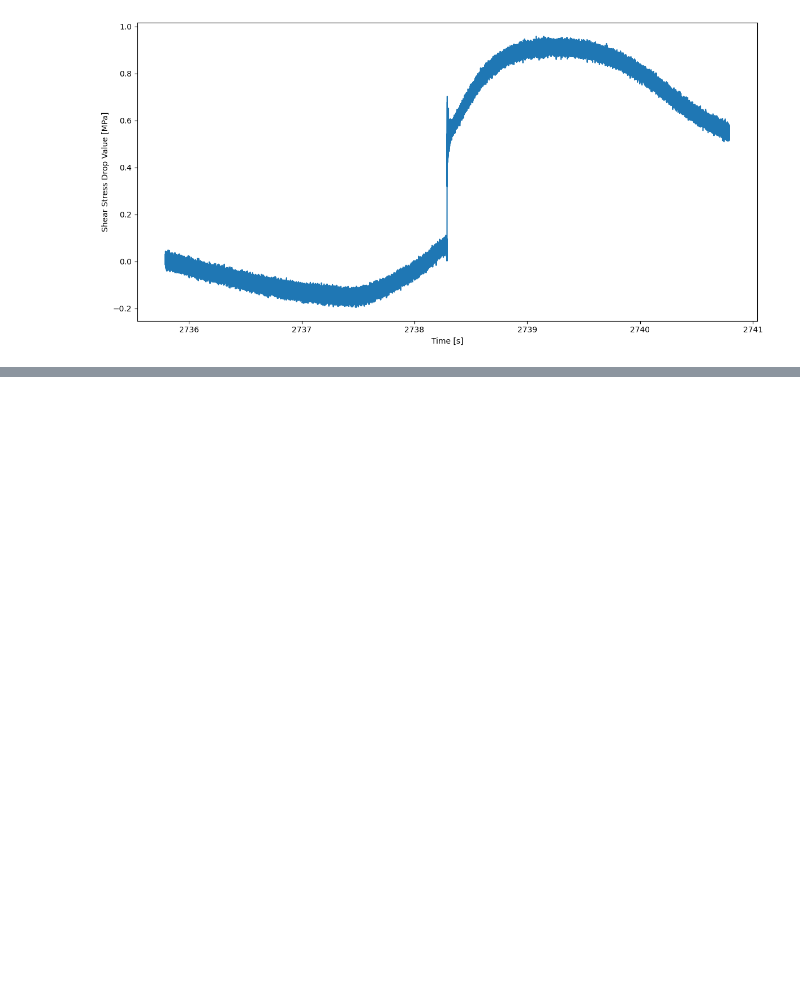
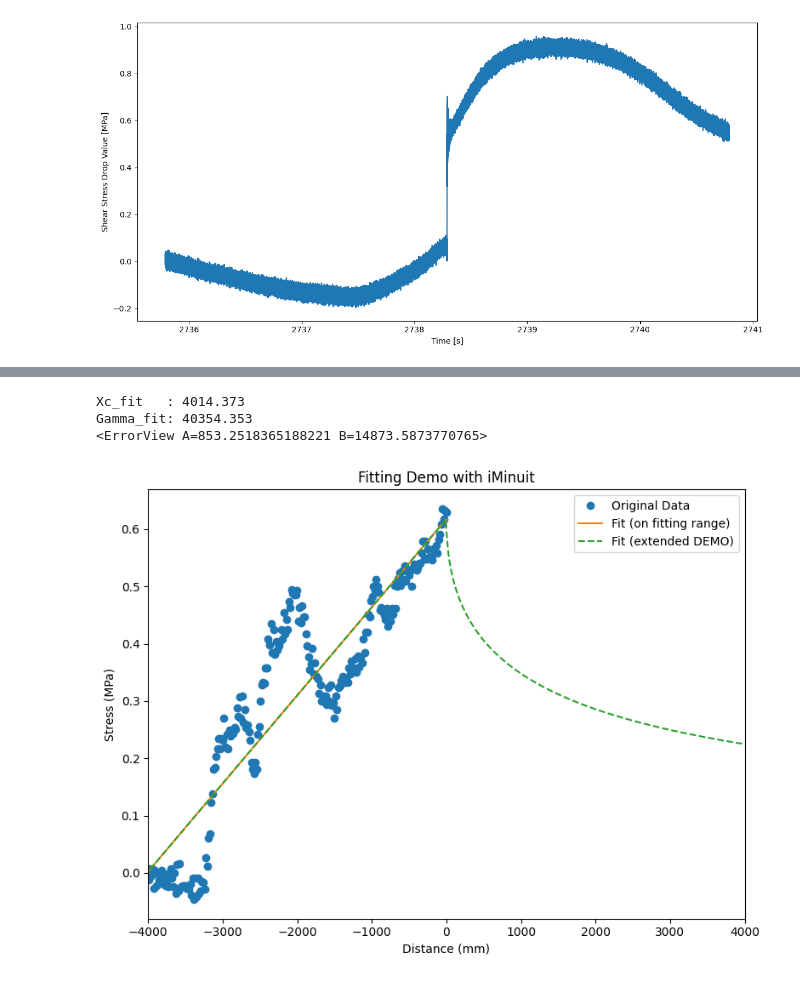
Before and after one commit to Gauss963/PSU-Dynamic-Strain, a Jupyter notebook: Code/p5993.ipynb, the cells around one changed output, grey strips where cells are left out. Cells and saved outputs as stored; diff of their text form; code cells hidden in the pictures; blank space fills up the shorter version.

```diff
--- a/Code/p5993.ipynb
+++ b/Code/p5993.ipynb
@@ -51 +102,73 @@ FILTERED_STRESS_MPA = DataProcessor.highpass_filter(STRESS_MPA, cutoff, fs)
+# %%
+STRESS_MPA_FOR_FIT = STRESS_MPA[GLOBAL_PEAK - 280: GLOBAL_PEAK]     # fitting range
+STRESS_MPA_FOR_FIT = STRESS_MPA_FOR_FIT - STRESS_MPA_FOR_FIT[0]     # shift to zero
+DISTANCE_FOR_FIT = np.linspace(-280, 0, 280) / fs * C_f * 1000      # mm
+DISTANCE_FOR_DEMO = np.linspace(-280, 280, 560) / fs * C_f * 1000   # mm
+
+# ------------------------------------------------------------------------
+# (1) Define chi-square function
+# ------------------------------------------------------------------------
+def chi_square(A, B):
+
+    model = DataProcessor.fitting_function(A, C_f, B, DISTANCE_FOR_FIT, 8e-3) / 10**6
+
+    # chi2 = sum( (data_i - model_i)^2 / sigma_i^2 )
+    chi2 = np.sum((STRESS_MPA_FOR_FIT - model)**2)
+    return chi2
+
+# ------------------------------------------------------------------------
+# (2) Use iminuit to find chi-square min
+# ------------------------------------------------------------------------
+m = iminuit.Minuit(chi_square, A=3000, B=40000)
+
+# errordef = 1 corresponding to Least-Squares / Chi-square
+m.errordef = 1
+
+# Do fitting
+m.migrad()
+
+# Check fitting uncertainties
+m.hesse()
+
+# Get fitting results
+Xc_fit = m.values["A"]
+Gamma_fit = m.values["B"]
+
+print(f"Xc_fit   : {Xc_fit:.3f}")
+print(f"Gamma_fit: {Gamma_fit:.3f}")
+
+print(m.errors)
+
+# ------------------------------------------------------------------------
+# (3) Plotting：Compare fitting result with raw data
+# ------------------------------------------------------------------------
+# 0) Setup Figure
+plt.figure(figsize = (8, 6))
+
+# 1) raw data (from 0, to 180), 180 points
+plt.plot(DISTANCE_FOR_FIT, STRESS_MPA_FOR_FIT, "o", label="Original Data")
+
+# 2) draw the fitting curve "corresponding to DISTANCE_FOR_FIT"
+STRESS_MPA_FIT_CURVE = DataProcessor.fitting_function(Xc_fit, C_f, Gamma_fit, DISTANCE_FOR_FIT, 8e-3) / 10**6
+plt.plot(DISTANCE_FOR_FIT, STRESS_MPA_FIT_CURVE, "-", label="Fit (on fitting range)")
+
+# 3) expand the scope
+STRESS_MPA_FOR_DEMO = DataProcessor.fitting_function(Xc_fit, C_f, Gamma_fit, DISTANCE_FOR_DEMO, 8e-3) / 10**6
+plt.plot(DISTANCE_FOR_DEMO, STRESS_MPA_FOR_DEMO, "--", label="Fit (extended DEMO)")
+
+# set x range
+plt.xlim(-4000, 4000)
+plt.xlabel("Distance (mm)")
+plt.ylabel("Stress (MPa)")
+plt.legend()
+plt.title("Fitting Demo with iMinuit")
+plt.tight_layout()
+plt.savefig(f'../Plot/Fitting-{experiment_SN}.pdf', dpi = 300)
+plt.show()
+plt.close()
+# %% [output]
+Xc_fit   : 4014.373
+Gamma_fit: 40354.353
+<ErrorView A=853.2518365188221 B=14873.5873770765>
+[figure, added]
 # %%
```
Also changed, not shown: parts of 9 cells of this notebook, 32 other files.
